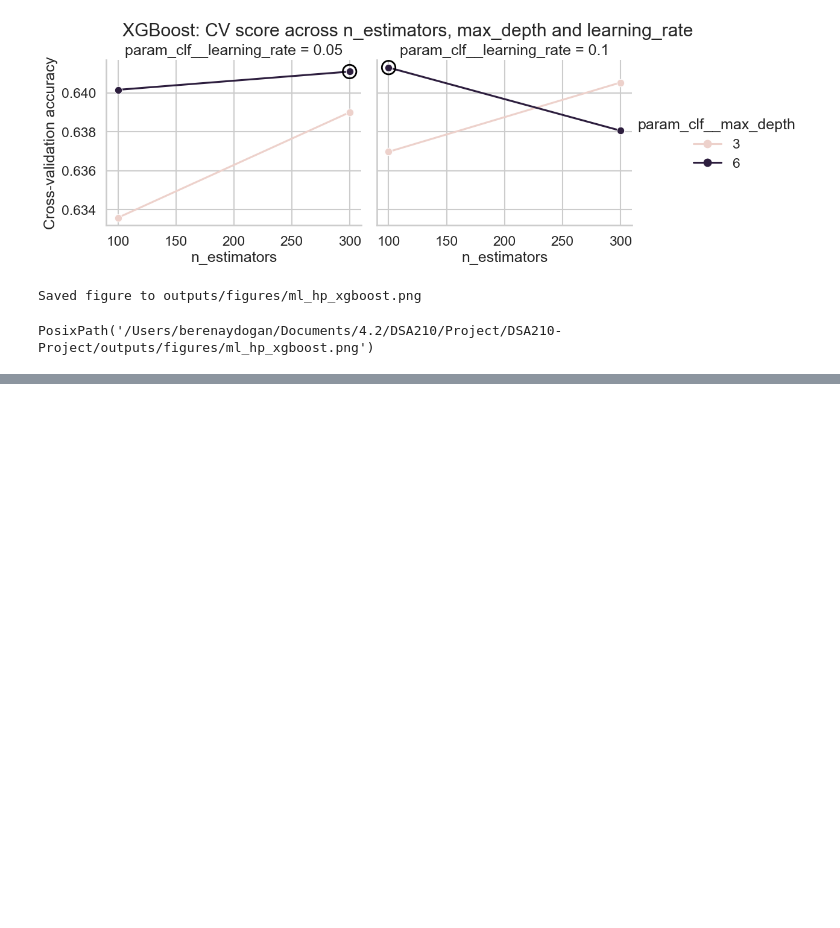
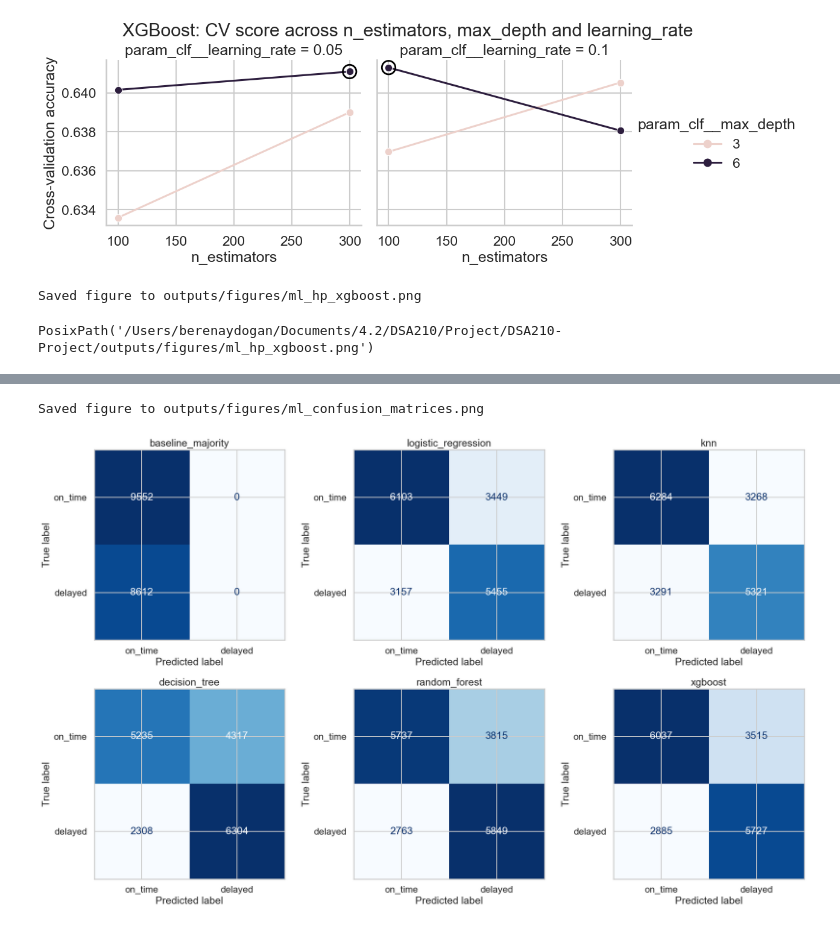
Before and after one commit to berenaydogan/DSA210-Project, a Jupyter notebook: notebooks/ml_modeling.ipynb, the cells around one changed output, grey strips where cells are left out. Drawn from its saved outputs; the diff is of its cells as text; code cells hidden in the pictures; blank space fills up the shorter version.

Commit message:
feat: add evaluation, confusion matrices, and ROC curves

```diff
--- a/notebooks/ml_modeling.ipynb
+++ b/notebooks/ml_modeling.ipynb
@@ -1206,0 +1272,16 @@ PosixPath('/Users/berenaydogan/Documents/4.2/DSA210/Project/DSA210-Project/outpu
+# %%
+evaluation_results: dict[str, dict] = {
+    name: evaluate_model(name, model, X_test, y_test)
+    for name, model in fitted_models.items()
+}
+
+metrics_df = pd.DataFrame(
+    [
+        {key: value for key, value in result.items() if not key.startswith("_")}
+        for result in evaluation_results.values()
+    ]
+)
+metrics_path = TABLES_DIR / "ml_model_metrics.csv"
+metrics_df.to_csv(metrics_path, index=False)
+print(f"Saved test-set metrics to {metrics_path.relative_to(ROOT)}")
+display(metrics_df)
@@ -1206,0 +1297,24 @@ PosixPath('/Users/berenaydogan/Documents/4.2/DSA210/Project/DSA210-Project/outpu
+# %%
+# Confusion matrices per model, in the order they appear in MODEL_SPECS.
+model_order = [spec["name"] for spec in MODEL_SPECS]
+n_cols = 3
+n_rows = int(np.ceil(len(model_order) / n_cols))
+fig, axes = plt.subplots(n_rows, n_cols, figsize=(6.5 * n_cols, 6 * n_rows))
+axes = np.atleast_1d(axes).ravel()
+for ax, model_name in zip(axes, model_order):
+    result = evaluation_results[model_name]
+    ConfusionMatrixDisplay(
+        confusion_matrix=result["_cm"],
+        display_labels=["on_time", "delayed"],
+    ).plot(ax=ax, cmap="Blues", colorbar=False)
+    ax.set_title(model_name)
+for unused_ax in axes[len(model_order):]:
+    unused_ax.axis("off")
+fig.tight_layout()
+confusion_path = FIGURES_DIR / "ml_confusion_matrices.png"
+fig.savefig(confusion_path, dpi=200, bbox_inches="tight")
+print(f"Saved figure to {confusion_path.relative_to(ROOT)}")
+plt.show()
+# %% [output]
+Saved figure to outputs/figures/ml_confusion_matrices.png
+[figure, added]
```
Also changed, not shown: parts of 5 cells of this notebook, 4 other files.
